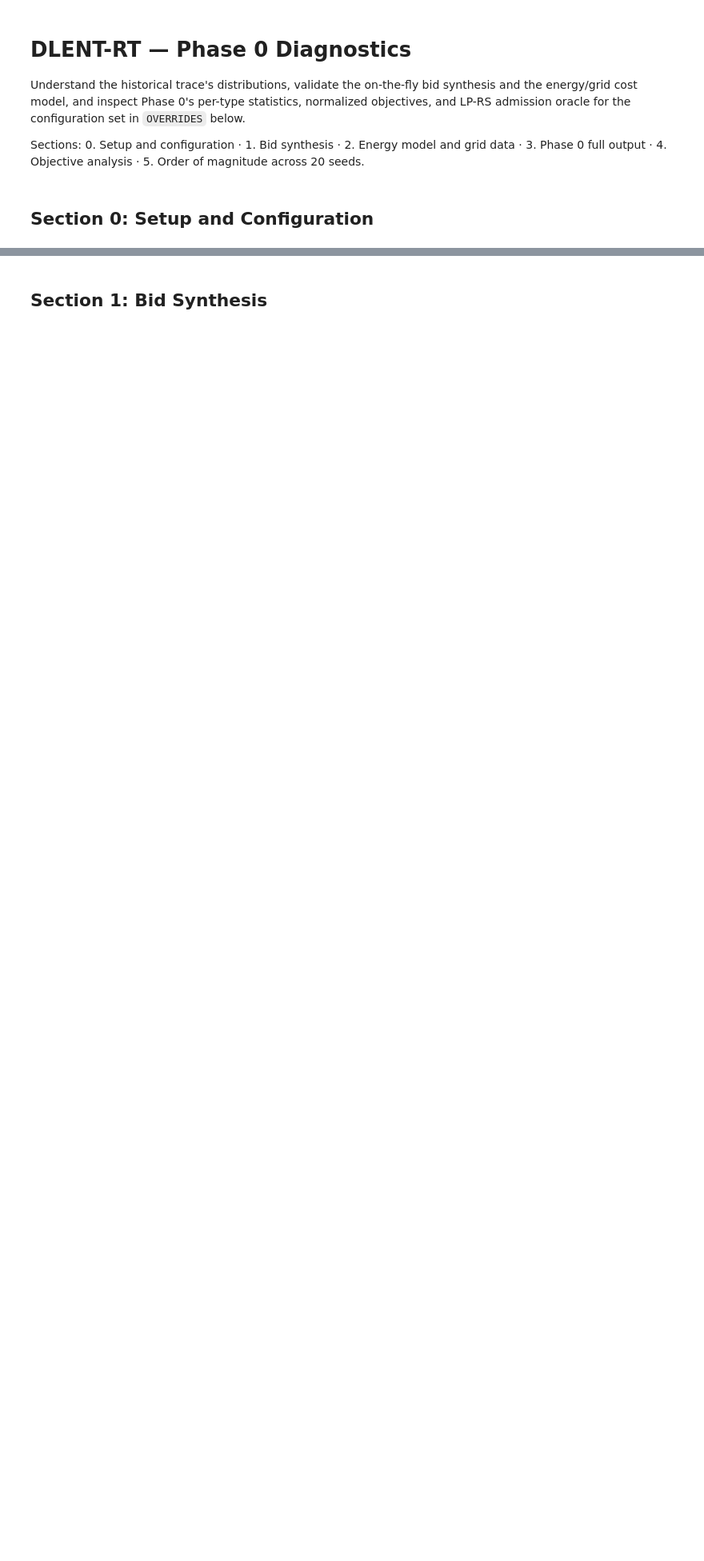
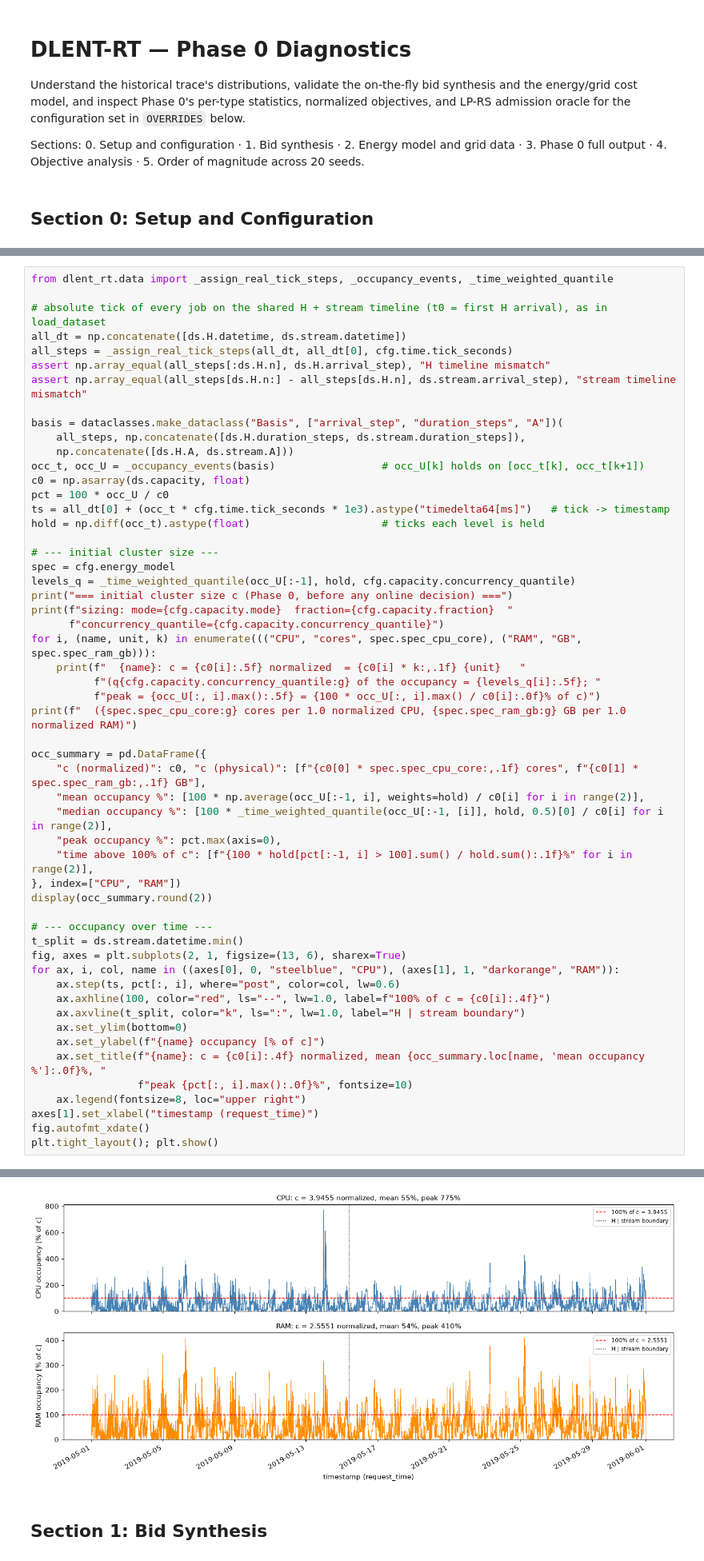
Before and after one commit to dangolofrancesco/dlent_rt, a Jupyter notebook: notebooks/01_phase0_diagnostics.ipynb, the cells around one changed output, grey strips where cells are left out. Shown at 80% size. Saved outputs shown, nothing was run; the diff lists cells and outputs as text; blank space fills up the shorter version.

```diff
--- a/notebooks/01_phase0_diagnostics.ipynb
+++ b/notebooks/01_phase0_diagnostics.ipynb
@@ -130,0 +98,55 @@ print(pd.Series(h_hours).value_counts().sort_index().to_string())
+# %%
+from dlent_rt.data import _assign_real_tick_steps, _occupancy_events, _time_weighted_quantile
+
+# absolute tick of every job on the shared H + stream timeline (t0 = first H arrival), as in load_dataset
+all_dt = np.concatenate([ds.H.datetime, ds.stream.datetime])
+all_steps = _assign_real_tick_steps(all_dt, all_dt[0], cfg.time.tick_seconds)
+assert np.array_equal(all_steps[:ds.H.n], ds.H.arrival_step), "H timeline mismatch"
+assert np.array_equal(all_steps[ds.H.n:] - all_steps[ds.H.n], ds.stream.arrival_step), "stream timeline mismatch"
+
+basis = dataclasses.make_dataclass("Basis", ["arrival_step", "duration_steps", "A"])(
+    all_steps, np.concatenate([ds.H.duration_steps, ds.stream.duration_steps]),
+    np.concatenate([ds.H.A, ds.stream.A]))
+occ_t, occ_U = _occupancy_events(basis)                 # occ_U[k] holds on [occ_t[k], occ_t[k+1])
+c0 = np.asarray(ds.capacity, float)
+pct = 100 * occ_U / c0
+ts = all_dt[0] + (occ_t * cfg.time.tick_seconds * 1e3).astype("timedelta64[ms]")   # tick -> timestamp
+hold = np.diff(occ_t).astype(float)                     # ticks each level is held
+
+# --- initial cluster size ---
+spec = cfg.energy_model
+levels_q = _time_weighted_quantile(occ_U[:-1], hold, cfg.capacity.concurrency_quantile)
+print("=== initial cluster size c (Phase 0, before any online decision) ===")
+print(f"sizing: mode={cfg.capacity.mode}  fraction={cfg.capacity.fraction}  "
+      f"concurrency_quantile={cfg.capacity.concurrency_quantile}")
+for i, (name, unit, k) in enumerate((("CPU", "cores", spec.spec_cpu_core), ("RAM", "GB", spec.spec_ram_gb))):
+    print(f"  {name}: c = {c0[i]:.5f} normalized  = {c0[i] * k:,.1f} {unit}   "
+          f"(q{cfg.capacity.concurrency_quantile:g} of the occupancy = {levels_q[i]:.5f}; "
+          f"peak = {occ_U[:, i].max():.5f} = {100 * occ_U[:, i].max() / c0[i]:.0f}% of c)")
+print(f"  ({spec.spec_cpu_core:g} cores per 1.0 normalized CPU, {spec.spec_ram_gb:g} GB per 1.0 normalized RAM)")
+
+occ_summary = pd.DataFrame({
+    "c (normalized)": c0, "c (physical)": [f"{c0[0] * spec.spec_cpu_core:,.1f} cores", f"{c0[1] * spec.spec_ram_gb:,.1f} GB"],
+    "mean occupancy %": [100 * np.average(occ_U[:-1, i], weights=hold) / c0[i] for i in range(2)],
+    "median occupancy %": [100 * _time_weighted_quantile(occ_U[:-1, [i]], hold, 0.5)[0] / c0[i] for i in range(2)],
+    "peak occupancy %": pct.max(axis=0),
+    "time above 100% of c": [f"{100 * hold[pct[:-1, i] > 100].sum() / hold.sum():.1f}%" for i in range(2)],
+}, index=["CPU", "RAM"])
+display(occ_summary.round(2))
+
+# --- occupancy over time ---
+t_split = ds.stream.datetime.min()
+fig, axes = plt.subplots(2, 1, figsize=(13, 6), sharex=True)
+for ax, i, col, name in ((axes[0], 0, "steelblue", "CPU"), (axes[1], 1, "darkorange", "RAM")):
+    ax.step(ts, pct[:, i], where="post", color=col, lw=0.6)
+    ax.axhline(100, color="red", ls="--", lw=1.0, label=f"100% of c = {c0[i]:.4f}")
+    ax.axvline(t_split, color="k", ls=":", lw=1.0, label="H | stream boundary")
+    ax.set_ylim(bottom=0)
+    ax.set_ylabel(f"{name} occupancy [% of c]")
+    ax.set_title(f"{name}: c = {c0[i]:.4f} normalized, mean {occ_summary.loc[name, 'mean occupancy %']:.0f}%, "
+                 f"peak {pct[:, i].max():.0f}%", fontsize=10)
+    ax.legend(fontsize=8, loc="upper right")
+axes[1].set_xlabel("timestamp (request_time)")
+fig.autofmt_xdate()
+plt.tight_layout(); plt.show()
+# %% [output]
@@ -131,3 +161,4 @@ print(pd.Series(h_hours).value_counts().sort_index().to_string())
+[figure, added]
 # %% [markdown]
 ## Section 1: Bid Synthesis
 # %% [markdown]
```
Also changed, not shown: parts of 65 cells of this notebook, 20 other files.
